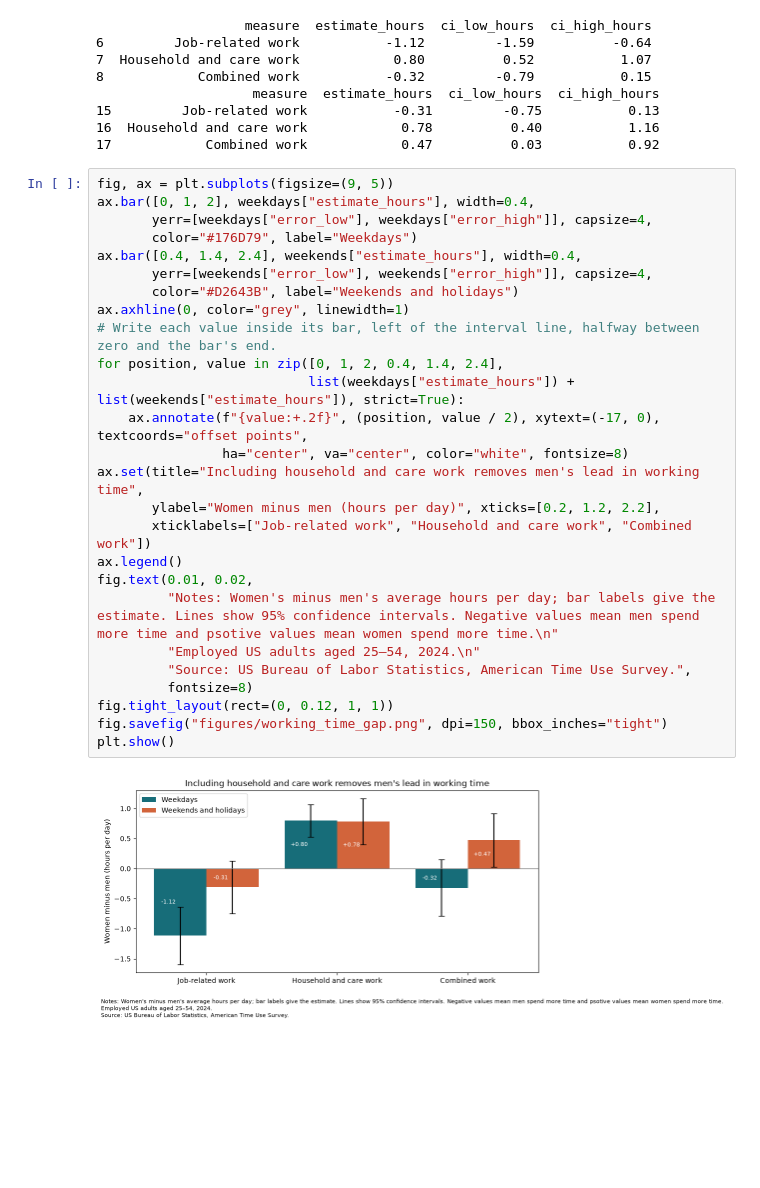
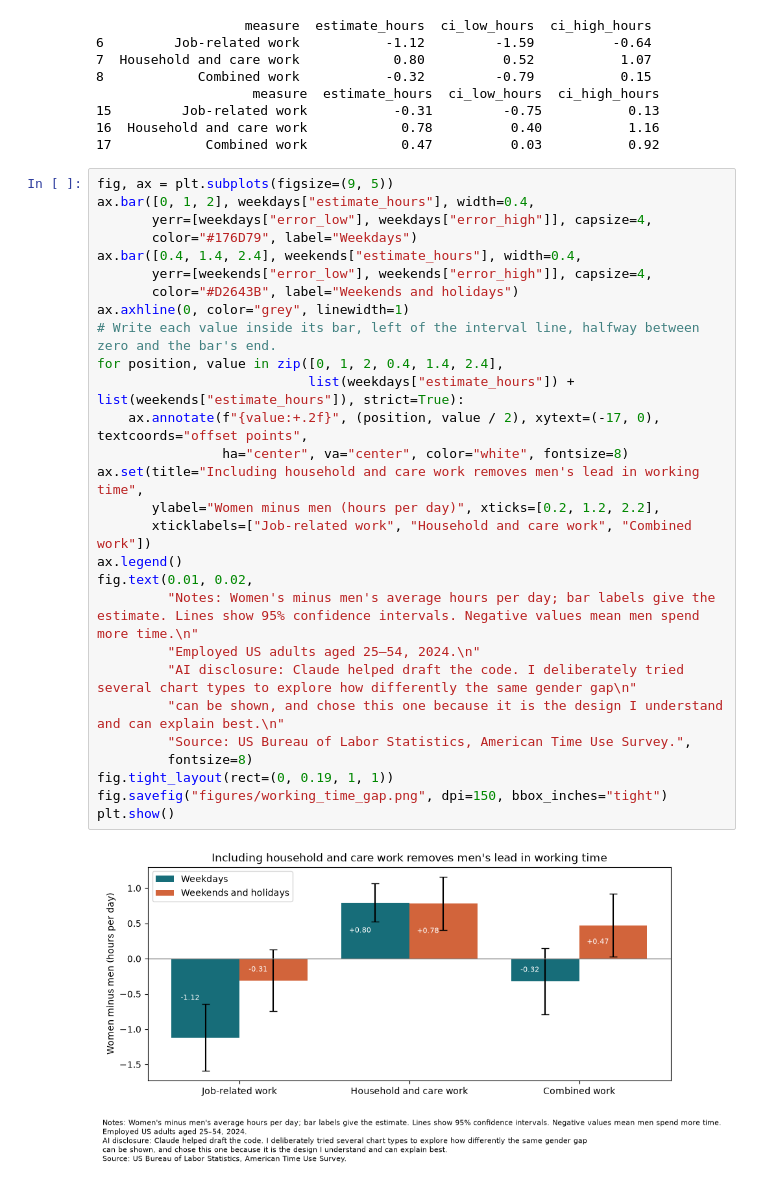
Before and after one commit to balazssomaremenyi/python-dataviz-homework02, a Jupyter notebook: analysis.ipynb, the cells around one changed output. Saved outputs shown, nothing was run; the diff lists cells and outputs as text; blank space fills up the shorter version.

```diff
--- a/analysis.ipynb
+++ b/analysis.ipynb
@@ -37,28 +37,30 @@ print(weekends[["measure", "estimate_hours", "ci_low_hours", "ci_high_hours"]].r
 # %%
 fig, ax = plt.subplots(figsize=(9, 5))
 ax.bar([0, 1, 2], weekdays["estimate_hours"], width=0.4,
        yerr=[weekdays["error_low"], weekdays["error_high"]], capsize=4,
        color="#176D79", label="Weekdays")
 ax.bar([0.4, 1.4, 2.4], weekends["estimate_hours"], width=0.4,
        yerr=[weekends["error_low"], weekends["error_high"]], capsize=4,
        color="#D2643B", label="Weekends and holidays")
 ax.axhline(0, color="grey", linewidth=1)
 # Write each value inside its bar, left of the interval line, halfway between zero and the bar's end.
 for position, value in zip([0, 1, 2, 0.4, 1.4, 2.4],
                            list(weekdays["estimate_hours"]) + list(weekends["estimate_hours"]), strict=True):
     ax.annotate(f"{value:+.2f}", (position, value / 2), xytext=(-17, 0), textcoords="offset points",
                 ha="center", va="center", color="white", fontsize=8)
 ax.set(title="Including household and care work removes men's lead in working time",
        ylabel="Women minus men (hours per day)", xticks=[0.2, 1.2, 2.2],
        xticklabels=["Job-related work", "Household and care work", "Combined work"])
 ax.legend()
 fig.text(0.01, 0.02,
-         "Notes: Women's minus men's average hours per day; bar labels give the estimate. Lines show 95% confidence intervals. Negative values mean men spend more time and psotive values mean women spend more time.\n"
+         "Notes: Women's minus men's average hours per day; bar labels give the estimate. Lines show 95% confidence intervals. Negative values mean men spend more time.\n"
          "Employed US adults aged 25–54, 2024.\n"
+         "AI disclosure: Claude helped draft the code. I deliberately tried several chart types to explore how differently the same gender gap\n"
+         "can be shown, and chose this one because it is the design I understand and can explain best.\n"
          "Source: US Bureau of Labor Statistics, American Time Use Survey.",
          fontsize=8)
-fig.tight_layout(rect=(0, 0.12, 1, 1))
+fig.tight_layout(rect=(0, 0.19, 1, 1))
 fig.savefig("figures/working_time_gap.png", dpi=150, bbox_inches="tight")
 plt.show()
 # %% [output]
-[figure, old version]
+[figure, new version]
```
